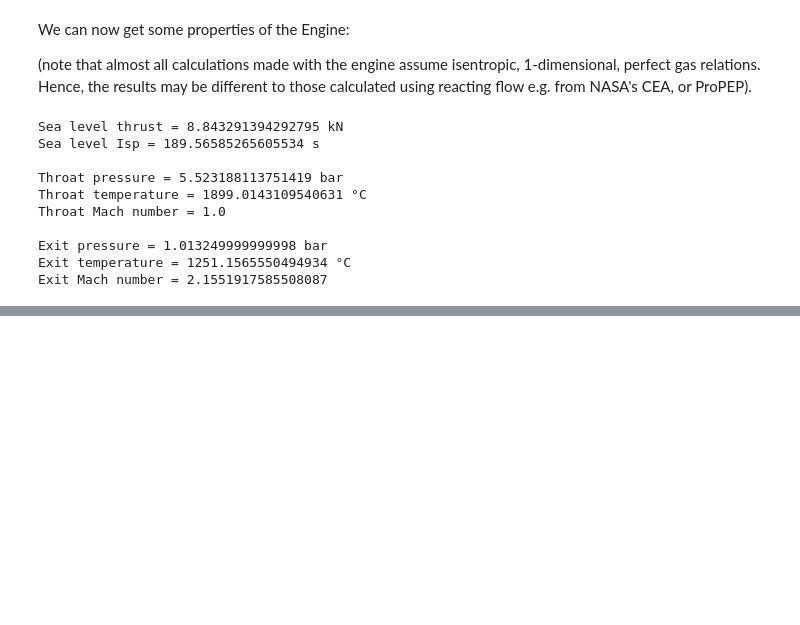
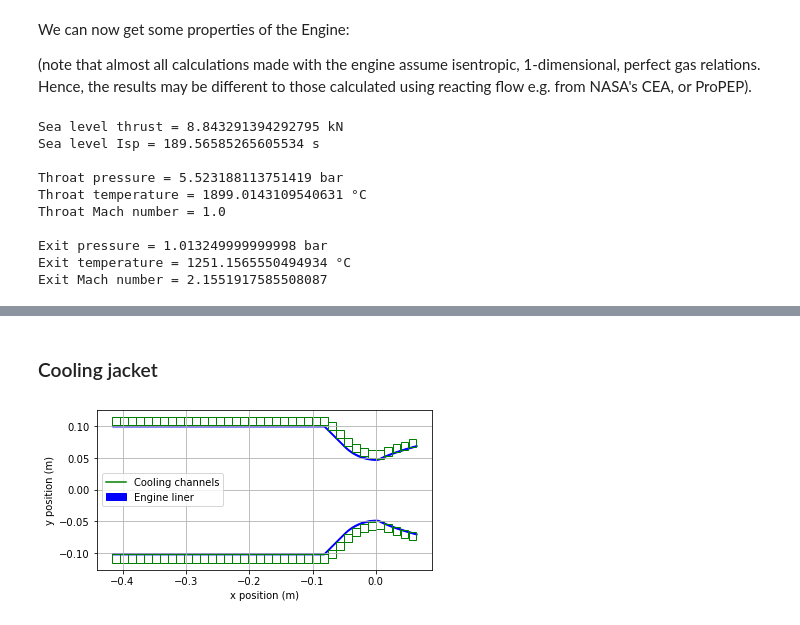
Before and after one commit to cuspaceflight/bamboo, a Jupyter notebook: Introduction to Bamboo.ipynb, the cells around one changed output, grey strips where cells are left out. Drawn from its saved outputs; the diff is of its cells as text; code cells hidden in the pictures; blank space fills up the shorter version.

```diff
--- a/Introduction to Bamboo.ipynb
+++ b/Introduction to Bamboo.ipynb
@@ -116,0 +165,34 @@ Exit Mach number = 2.1551917585508087
+# %% [markdown]
+### Cooling jacket
+# %%
+'''Choose the transport properties model for our coolant'''
+#We'll use the 'thermo' module to get transport properties for our coolant.
+#As an alternative, you could also use the 'CoolProp' module.
+thermo_coolant = thermo.chemical.Chemical('isopropanol')
+coolant_transport = bam.cooling.TransportProperties(model = "thermo", thermo_object = thermo_coolant, force_phase = 'l')
+
+'''Cooling jacket properties'''
+inlet_T = 298.15  #Coolant inlet temperature (K)
+inlet_p0 = 20e5   #Coolant inlet stagnation pressure (bar)
+OF_ratio = 3.5    #Oxidiser/fuel mass ratio
+mdot_coolant = mdot/(OF_ratio + 1) #Mass flow rate of coolant
+wall_material = bam.materials.CopperC700
+
+'''Add a spiral cooling jacket to the engine'''
+#See the documentation for a full list of cooling jacket options
+#You can also alternatively use vertical channels, or have the cooling jacket on present over a finite range of the engine.
+engine.add_cooling_jacket(wall_material,
+                               inlet_T,
+                               inlet_p0,
+                               coolant_transport,
+                               mdot_coolant,
+                               configuration = "spiral",
+                               channel_shape = "semi-circle",
+                               channel_width = 0.020)
+
+
+#We can see a rough representation of the cooling jacket on the geometry plot
+engine.plot_geometry()
+plt.show()
+# %% [output]
+[figure, added]
```
Also changed, not shown: parts of 18 cells of this notebook, 12 other files.
